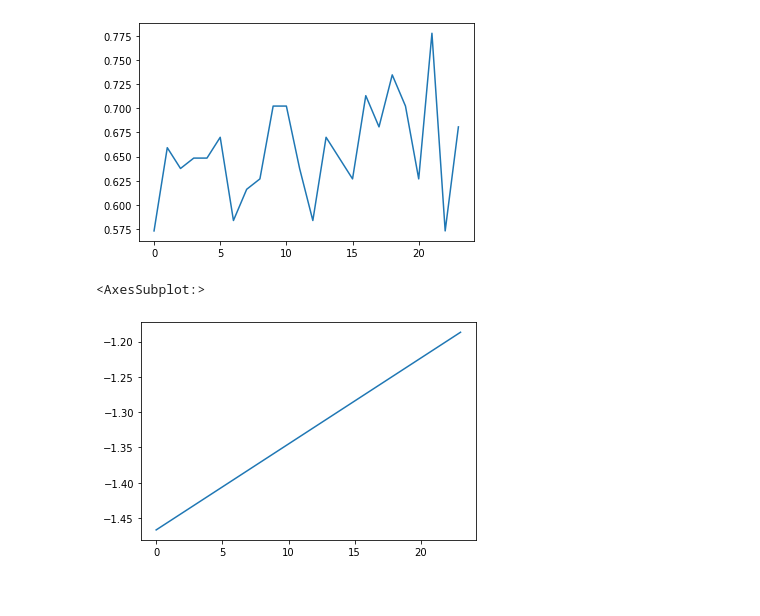
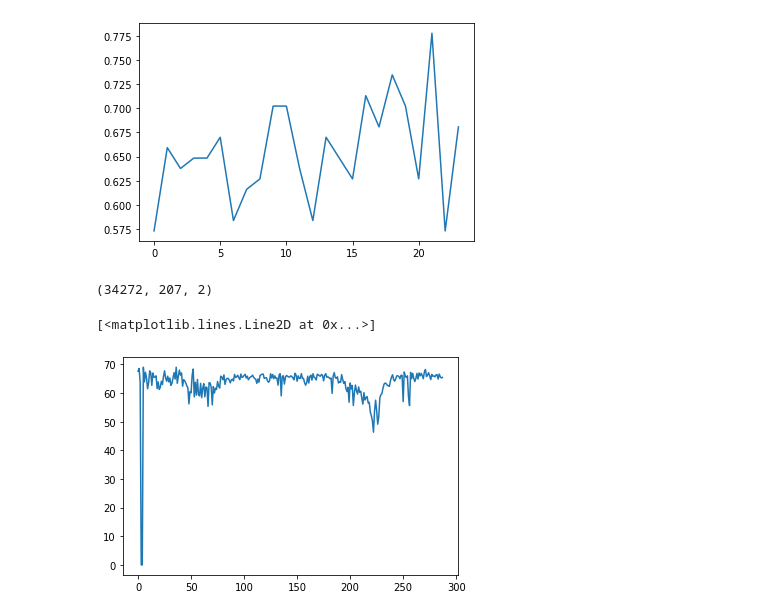
Before and after one commit to Kim-Ju-Hyeon/GSL, a Jupyter notebook: real_world_Dataset_preprocessing.ipynb, the cells around one changed output. Drawn from its saved outputs; the diff is of its cells as text; code cells hidden in the pictures.

```diff
--- a/real_world_Dataset_preprocessing.ipynb
+++ b/real_world_Dataset_preprocessing.ipynb
@@ -100,9 +73,14 @@ sns.lineplot(data=sensor_labels)
 # %% [output]
 <AxesSubplot:>
 [figure]
-# %%
-sensor_labels = [bucket.y[sensor_number][1][0].item() for bucket in list(dataset2)[:hours]]
-sns.lineplot(data=sensor_labels)
-# %% [output]
-<AxesSubplot:>
-[figure, removed]
+# %%
+metr_la = np.load('./data/METR-LA/node_values.npy')
+# %%
+metr_la.shape
+# %% [output]
+(34272, 207, 2)
+# %%
+plt.plot(metr_la[:24*12,1,0])
+# %% [output]
+[<matplotlib.lines.Line2D at 0x...>]
+[figure, added]
```
Also changed, not shown: parts of 12 cells of this notebook, 1 other file.
